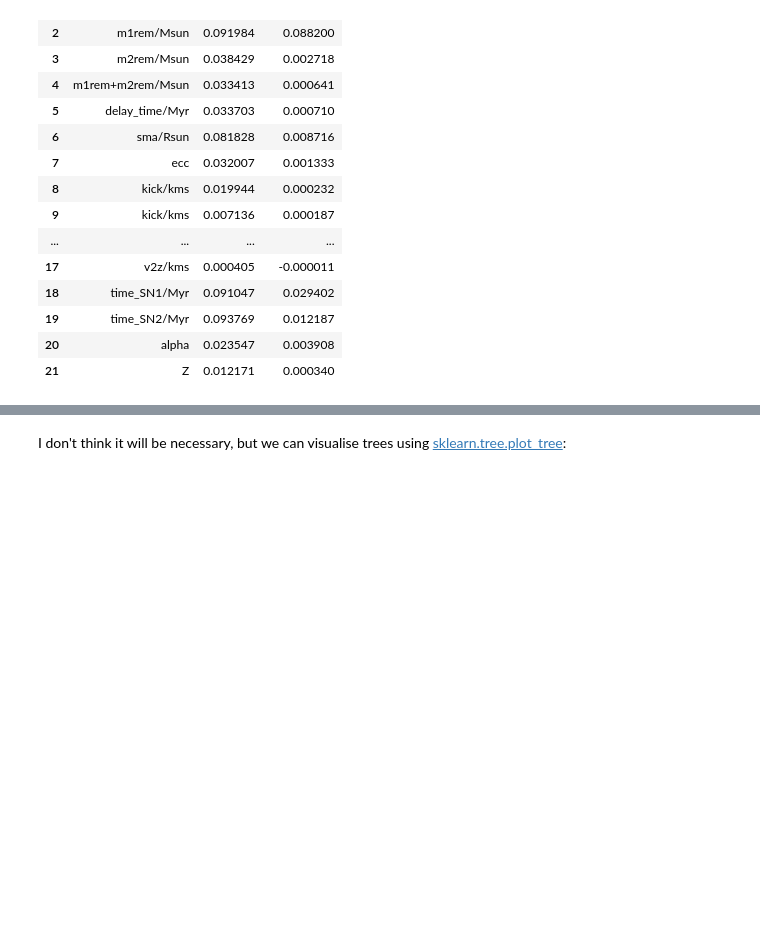
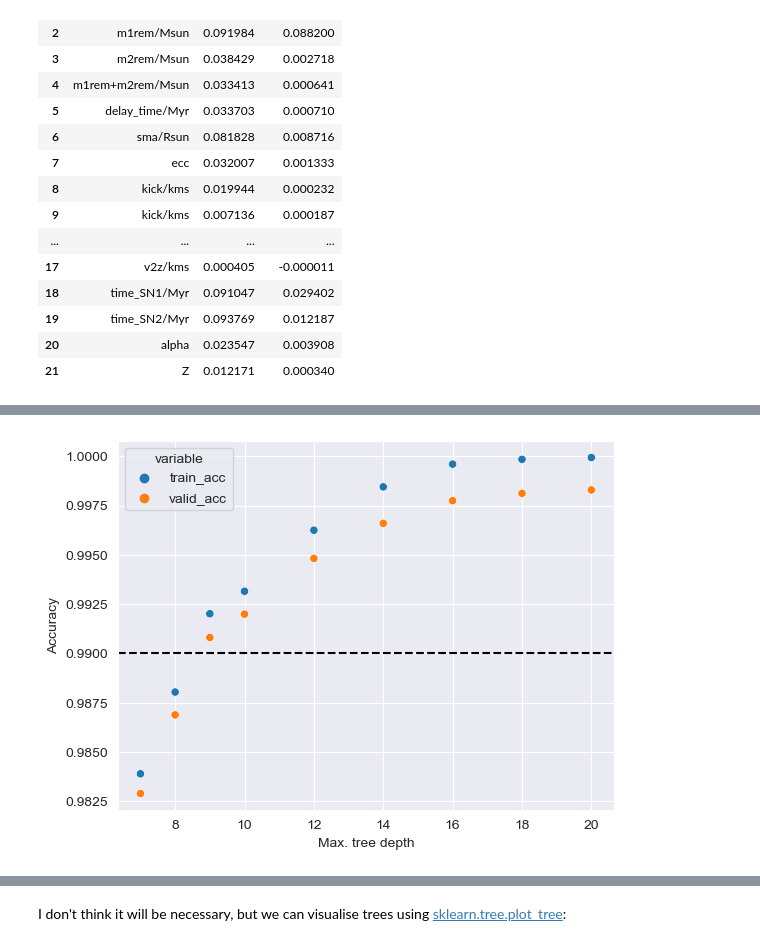
Before and after one commit to Giacomo-Menegatti/AstroLab, a Jupyter notebook: RF_playground.ipynb, the cells around one changed output, grey strips where cells are left out. Cells and saved outputs as stored; diff of their text form; code cells hidden in the pictures; blank space fills up the shorter version.

Commit message:
added max_depth optimization

```diff
--- a/RF_playground.ipynb
+++ b/RF_playground.ipynb
@@ -161,0 +203,24 @@ importances
+# %%
+depths = np.concatenate((np.arange(7, 10, 1), np.arange(10,21,2)))
+
+#initialise accuracy & importance lists
+train_accuracies, valid_accuracies, importances = [], [], []
+
+for depth in depths:
+    print("Tree depth:", depth)
+
+    # initialise random forest classifier
+    rf = RandomForestClassifier(random_state=0, n_jobs=-1, max_depth=depth)
+
+    # train random forest
+    # let's time this for fun
+    ts = time.time()
+    rf.fit(X_train, y_train)
+    print("Training time: %.2f s"%(time.time()-ts))
+
+    # evaluate training & test accuracy
+    # append accuracies to lists
+    train_accuracies.append(rf.score(X_train, y_train))
+    valid_accuracies.append(rf.score(X_valid, y_valid))
+    # append gini_importances to list
+    importances.append(rf.feature_importances_)
@@ -161,0 +246,16 @@ importances
+# %%
+# visualize results
+# create & format accuracies data frame for easier plotting
+accuracies = pd.DataFrame({"max_depth": depths, "train_acc": train_accuracies,
+                           "valid_acc": valid_accuracies})
+acc_melt= pd.melt(accuracies, id_vars=['max_depth'], value_vars=['train_acc', 'valid_acc'])
+
+# plot accuracies
+fig, ax = plt.subplots()
+sns.scatterplot(data=acc_melt, x="max_depth", y="value", hue="variable", ax=ax)
+ax.set_ylabel('Accuracy')
+ax.set_xlabel('Max. tree depth')
+ax.axhline(y=0.99, ls='--', color='k')
+plt.show()
+# %% [output]
+[figure, added]
```
Also changed, not shown: parts of 15 cells of this notebook.
